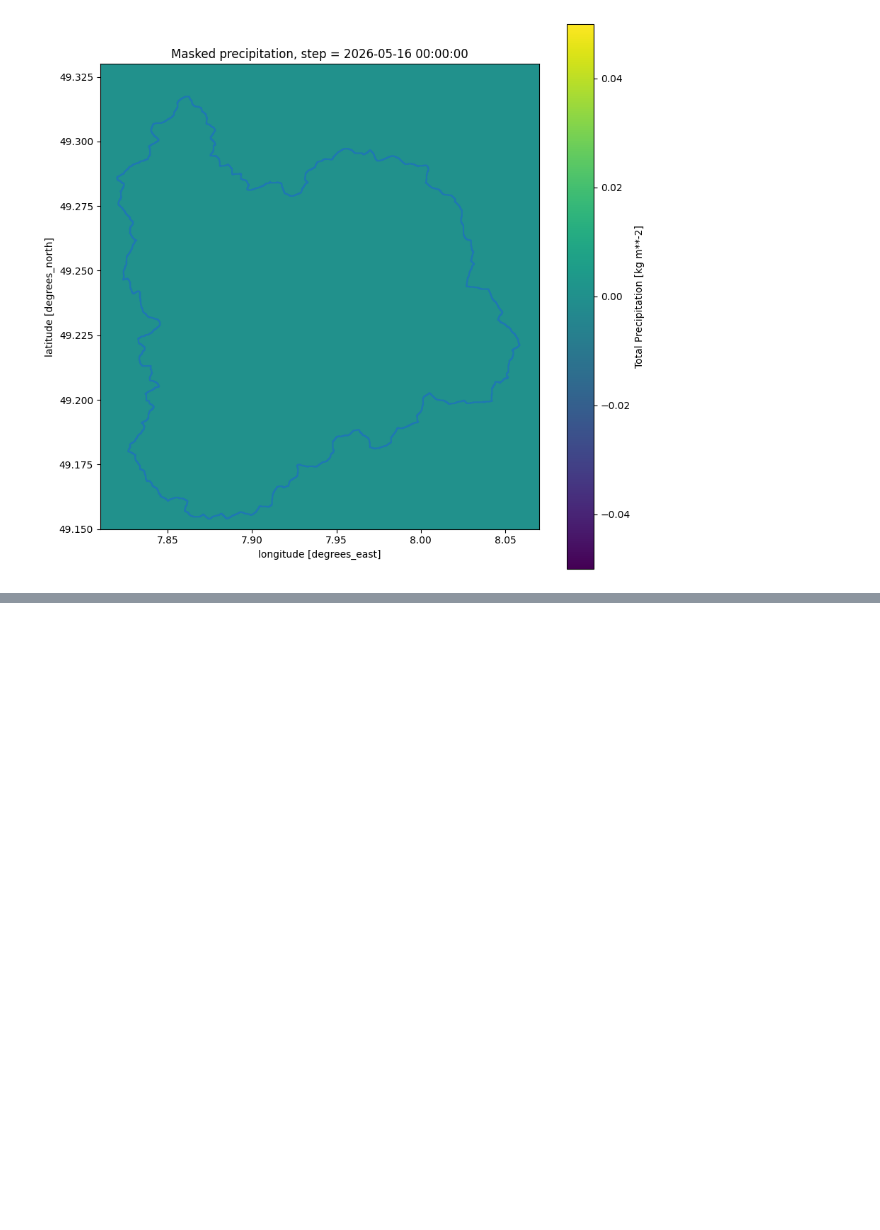
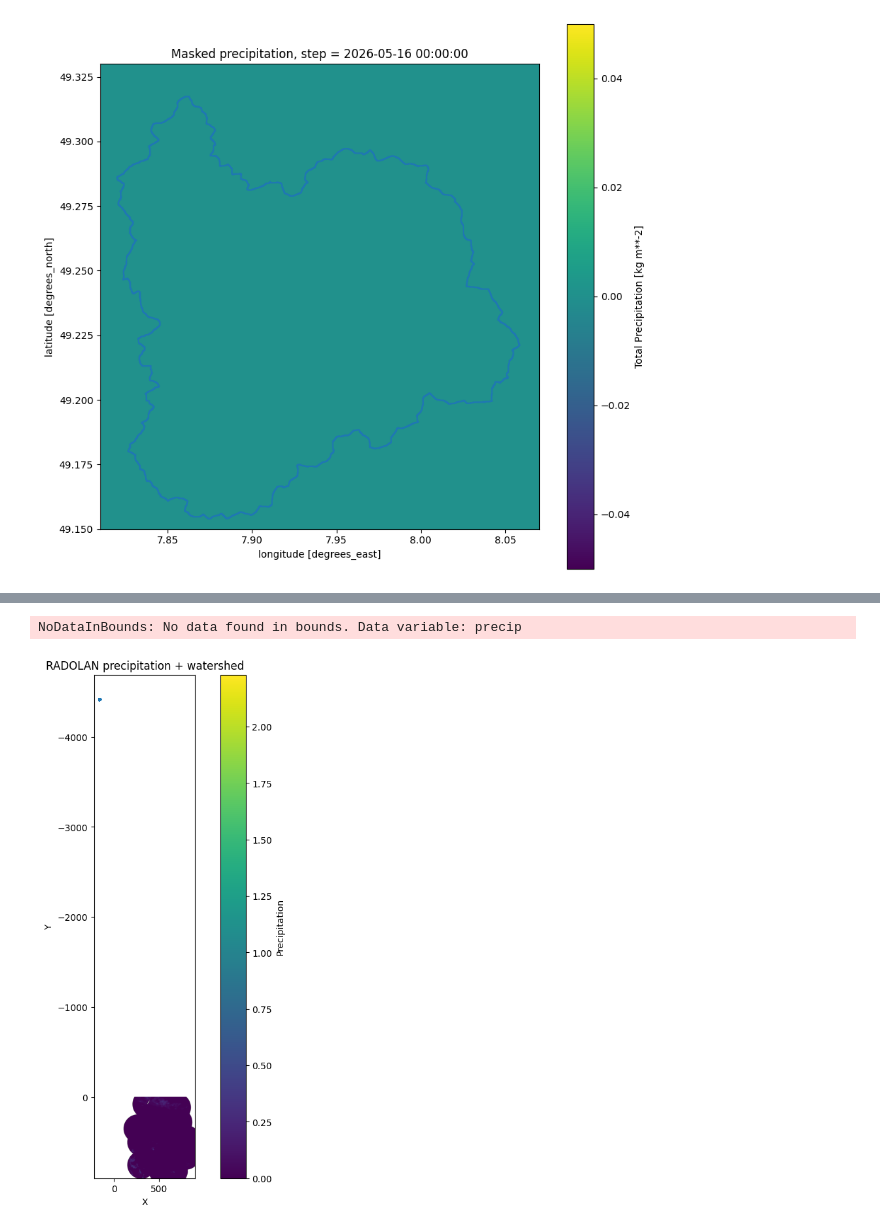
Before and after one commit to danielsehr/pred-Q-ueich, a Jupyter notebook: temp.ipynb, the cells around one changed output, grey strips where cells are left out. Drawn from its saved outputs; the diff is of its cells as text; code cells hidden in the pictures; blank space fills up the shorter version.

```diff
--- a/temp.ipynb
+++ b/temp.ipynb
@@ -570,0 +416,68 @@ plt.show()
+# %%
+watershed = gpd.read_file("data/catchment/catchment_queich_siebeldingen.gpkg")
+
+# reproject shape to RADOLAN CRS
+watershed = watershed.to_crs(data_proj.rio.crs)
+
+# Missing values
+data_proj = data_proj.where(data_proj != -9999)
+
+clipped = data_proj.rio.clip(
+    watershed.geometry,
+    watershed.crs,
+    drop=True
+)
+
+clipped.plot()
+plt.show()
+# %% [output]
+NoDataInBounds: No data found in bounds. Data variable: precip
+# %%
+# RADOLAN data
+data, attrs = wrl.io.read_radolan_composite(file_paths[0])
+
+# nodata -> NaN
+data = data.astype(float)
+data[np.isclose(data, -9999)] = np.nan
+# data = np.where(array == -9999, np.nan, array)
+
+# RADOLAN coordinates
+grid = wrl.georef.get_radolan_grid(
+    attrs["nrow"],
+    attrs["ncol"]
+)
+
+x = grid[:, :, 0]
+y = grid[:, :, 1]
+
+# watershed in RADOLAN CRS
+radolan_crs = wrl.georef.projection.create_crs("dwd-radolan")
+watershed = watershed.to_crs(radolan_crs)
+
+# plot
+fig, ax = plt.subplots(figsize=(10, 10))
+
+# raster
+# mesh = ax.pcolormesh(
+mesh = ax.imshow(
+    # x,
+    # y,
+    data,
+    # shading="auto"
+)
+
+# watershed overlay
+watershed.boundary.plot(
+    ax=ax,
+    linewidth=2
+)
+
+plt.colorbar(mesh, ax=ax, label="Precipitation")
+ax.set_title("RADOLAN precipitation + watershed")
+ax.set_xlabel("X")
+ax.set_ylabel("Y")
+ax.set_aspect("equal")
+
+plt.show()
+# %% [output]
+[figure, added]
```
Also changed, not shown: parts of 25 cells of this notebook.
